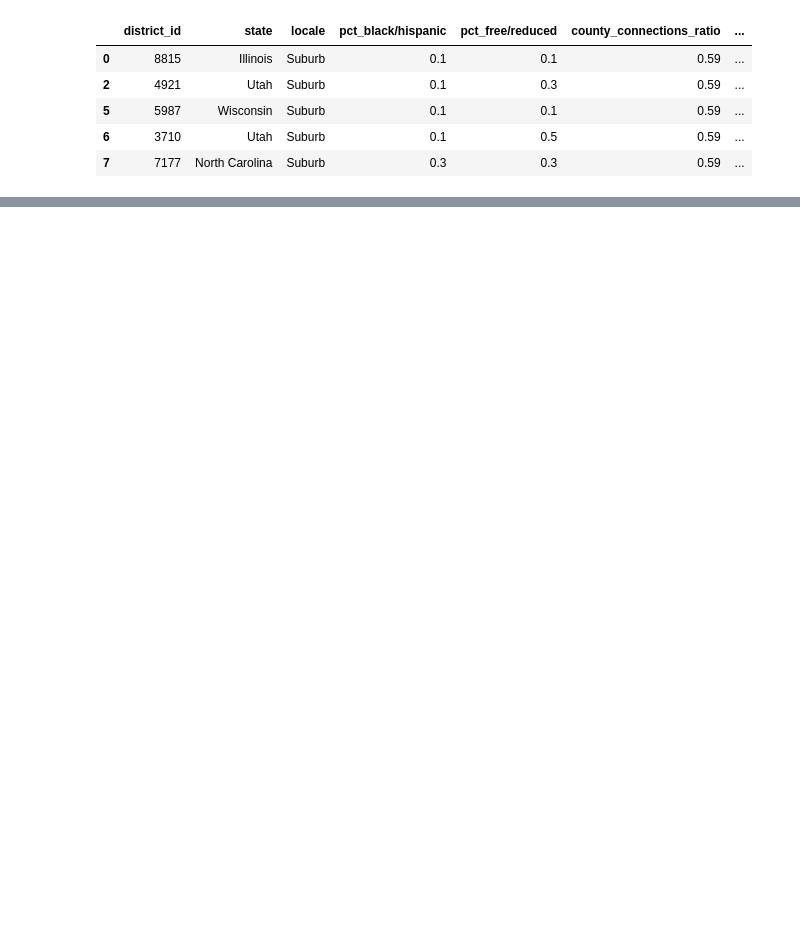
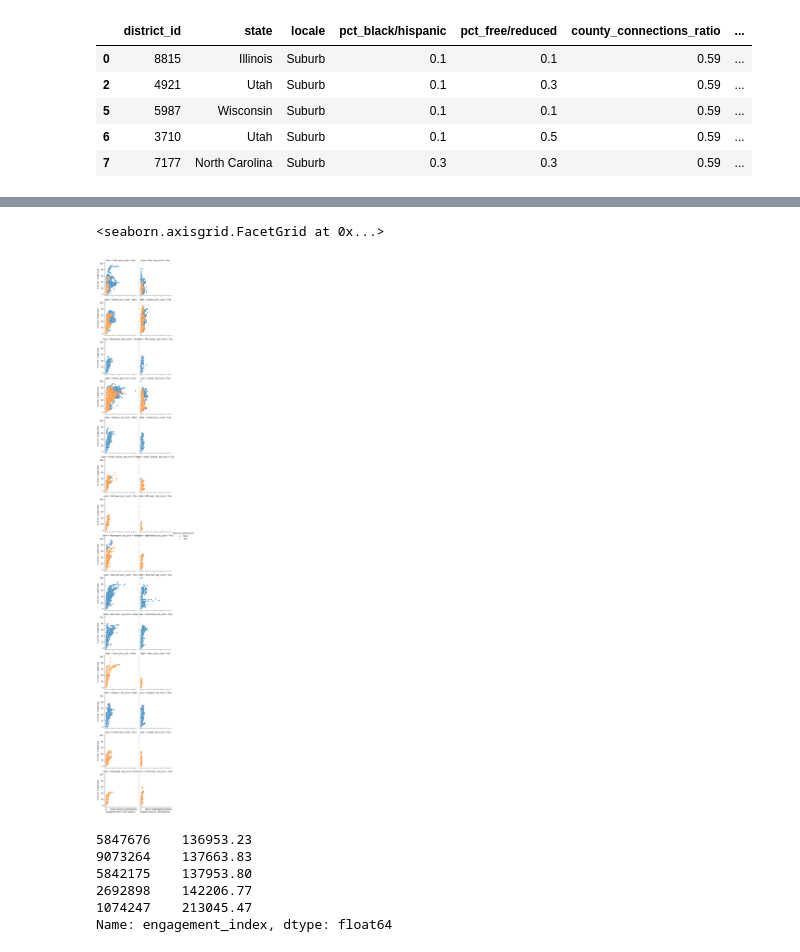
Before and after one commit to andrekovac/covid19-education-impact, a Jupyter notebook: racial_bias.ipynb, the cells around one changed output, grey strips where cells are left out. Drawn from its saved outputs; the diff is of its cells as text; code cells hidden in the pictures; blank space fills up the shorter version.

```diff
--- a/racial_bias.ipynb
+++ b/racial_bias.ipynb
@@ -303,0 +283,19 @@ black_hispanic_pre
+# %%
+# Split by state
+g = sns.FacetGrid(merged_data, hue="underserved", col="pre_covid", row="state")
+# g.map(sns.scatterplot, "engagement_index", "pct_access").set(title="Districts - Pre Covid-19", xlabel="Engagement per 1000 students", ylabel="% of min. 1 page load")
+g.map(sns.scatterplot, "engagement_index", "pct_access").set(xlabel="Engagement per 1000 students", ylabel="% of min. 1 page load")
+g.add_legend(title="District is underserved")
+# g.set_yticklabels(np.round(np.linspace(0, 3, 10), decimals=1))
+# %% [output]
+<seaborn.axisgrid.FacetGrid at 0x...>
+[figure, added]
+# %%
+merged_data['engagement_index'].sort_values().tail()
+# %% [output]
+5847676    136953.23
+9073264    137663.83
+5842175    137953.80
+2692898    142206.77
+1074247    213045.47
+Name: engagement_index, dtype: float64
```
Also changed, not shown: parts of 45 cells of this notebook.
